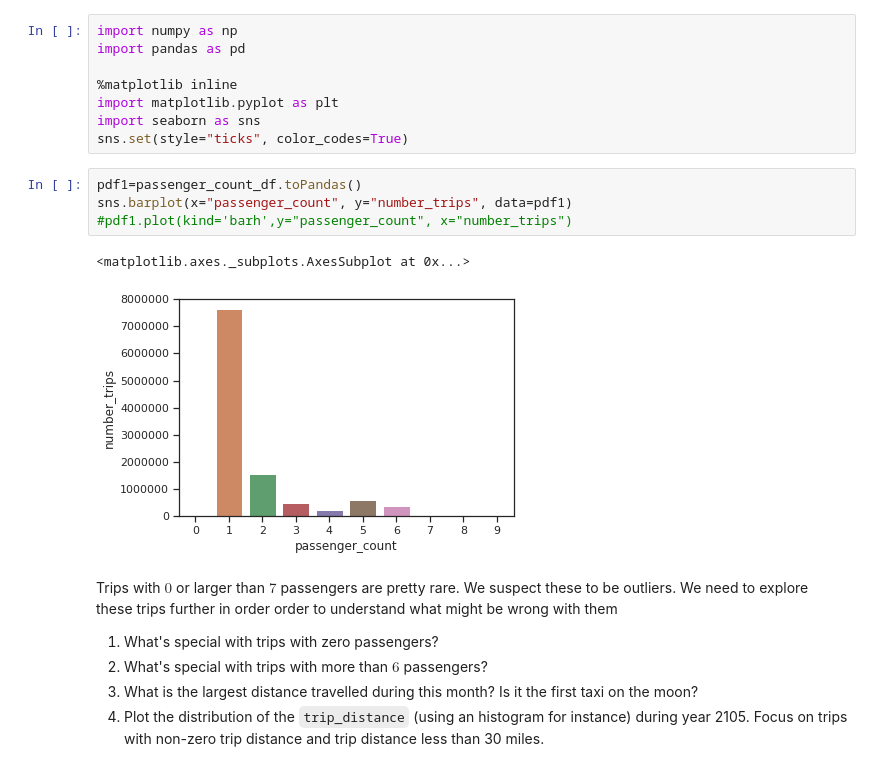
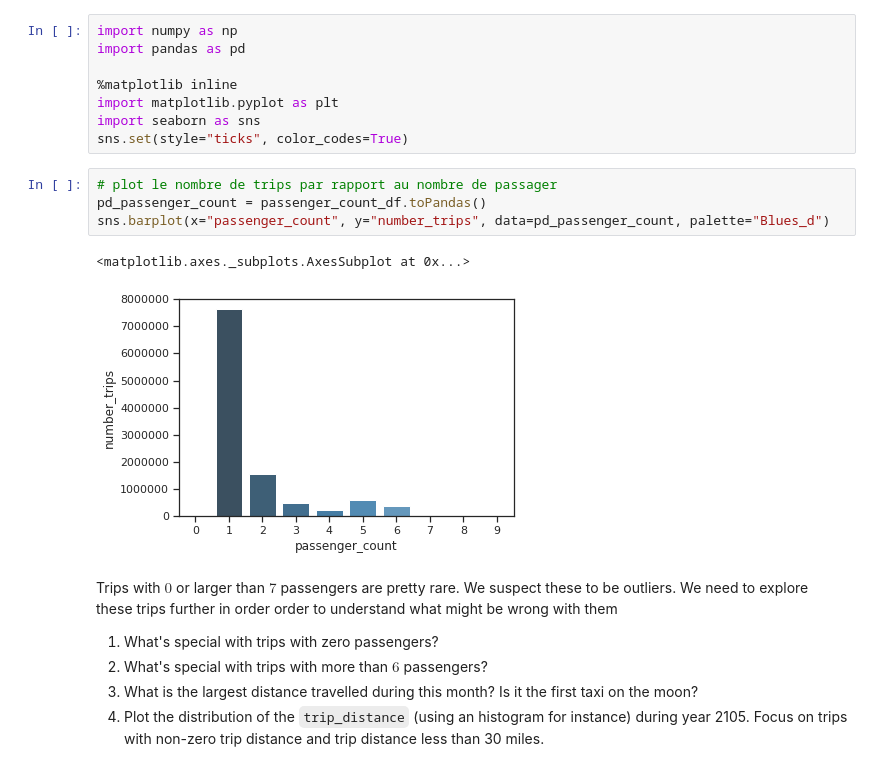
Before and after one commit to sidaliSadi/Spark, a Jupyter notebook: homework03.ipynb, the cells around one changed output. Saved outputs shown, nothing was run; the diff lists cells and outputs as text.

```diff
--- a/homework03.ipynb
+++ b/homework03.ipynb
@@ -305,13 +293,13 @@ import pandas as pd
 import matplotlib.pyplot as plt
 import seaborn as sns
 sns.set(style="ticks", color_codes=True)
-# %%
-pdf1=passenger_count_df.toPandas()
-sns.barplot(x="passenger_count", y="number_trips", data=pdf1)
-#pdf1.plot(kind='barh',y="passenger_count", x="number_trips")
-# %% [output]
-<matplotlib.axes._subplots.AxesSubplot at 0x...>
-[figure, removed]
+# %%
+# plot le nombre de trips par rapport au nombre de passager
+pd_passenger_count = passenger_count_df.toPandas()
+sns.barplot(x="passenger_count", y="number_trips", data=pd_passenger_count, palette="Blues_d")
+# %% [output]
+<matplotlib.axes._subplots.AxesSubplot at 0x...>
+[figure, added]
 # %% [markdown]
 Trips with $0$ or larger than $7$ passengers are pretty rare.
 We suspect these to be outliers.
```
Also changed, not shown: parts of 30 cells of this notebook.
